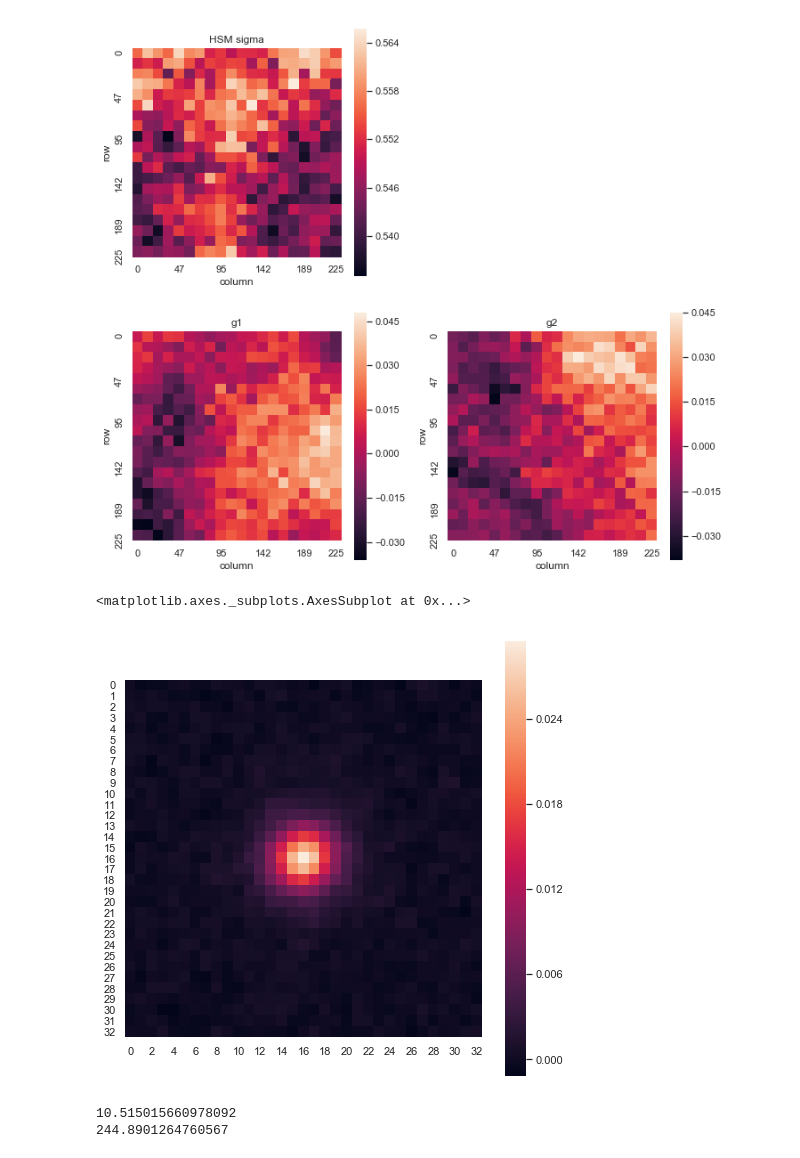
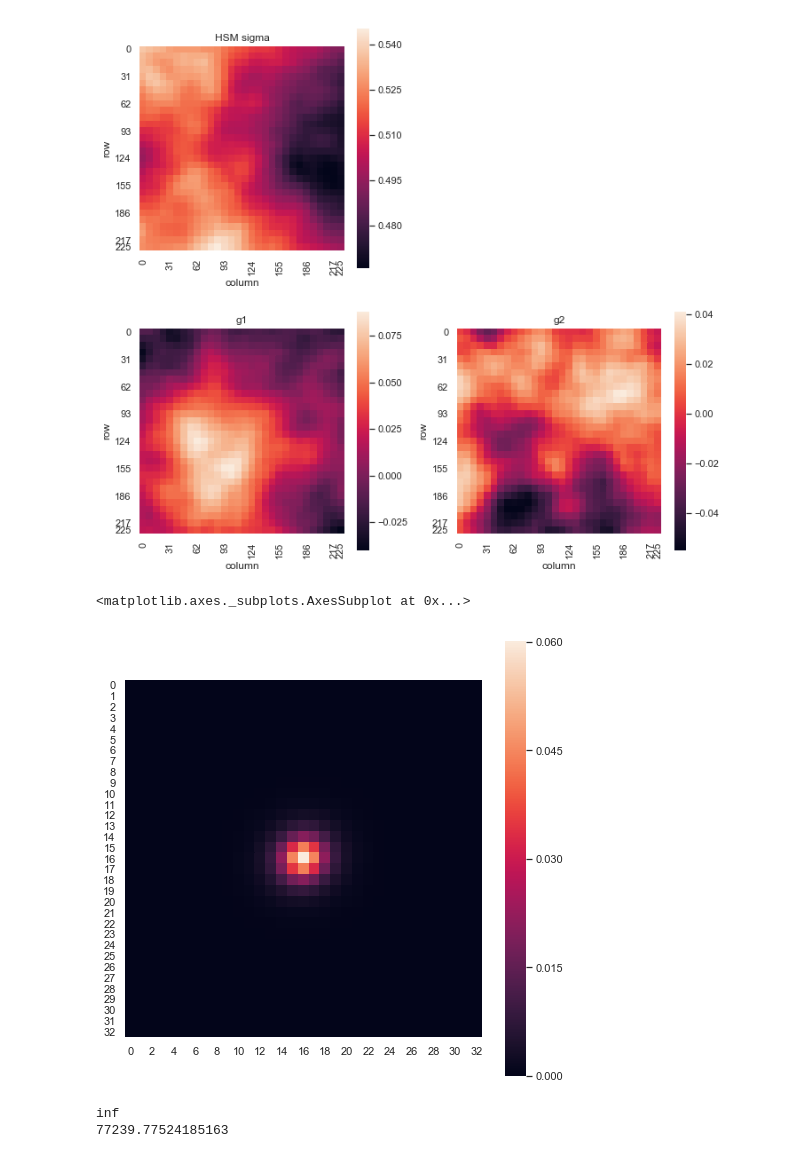
Before and after one commit to beckermr/metadetect-sims, a Jupyter notebook: plots_and_notebooks/plot_ps_psf.ipynb, the cells around one changed output. Drawn from its saved outputs; the diff is of its cells as text; code cells hidden in the pictures.

Commit message:
double the variation in the PSF model

```diff
--- a/plots_and_notebooks/plot_ps_psf.ipynb
+++ b/plots_and_notebooks/plot_ps_psf.ipynb
@@ -80,29 +80,33 @@ def _plot_psf_variation(fwhm, g1, g2, n=20):
 
     plt.tight_layout()
 # %%
-rng = np.random.RandomState(seed=288354)
-noise_level = 1e-2
-psf = PowerSpectrumPSF(rng=rng, im_width=225, buff=75, scale=0.25, trunc=1, noise_level=noise_level)
+rng = np.random.RandomState(seed=28354)
+noise_level = 0
+variation_factor = 2
+psf = PowerSpectrumPSF(
+    rng=rng, im_width=225, buff=75, scale=0.25, trunc=1,
+    noise_level=noise_level,
+    variation_factor=variation_factor)
 
-n = 20
+n = 30
 func = lambda x,y: psf.getPSF(galsim.PositionD(x=x, y=y)).drawImage(scale=0.25, nx=33, ny=33)
 
 fwhm, g1, g2 = _get_psf_variation(func, n=n)
 
 _plot_psf_variation(fwhm, g1, g2, n=n)
 # %% [output]
-[figure, old version]
+[figure, new version]
 # %%
 plt.figure(figsize=(8, 8))
 psf_im = psf.getPSF(galsim.PositionD(x=10, y=11)).drawImage(scale=0.25, nx=33, ny=33).array
 sns.heatmap(psf_im, square=True)
 # %% [output]
 <matplotlib.axes._subplots.AxesSubplot at 0x...>
-[figure, old version]
+[figure, new version]
 # %%
 nse = np.std(psf_im[-1, :])
 print(np.sqrt(np.sum(psf_im**2) / noise_level**2))
 print(np.sqrt(np.sum(psf_im**2) / nse**2))
 # %% [output]
-10.515015660978092
-244.8901264760567
+inf
+77239.77524185163
```
Also changed, not shown: 8 other files.
